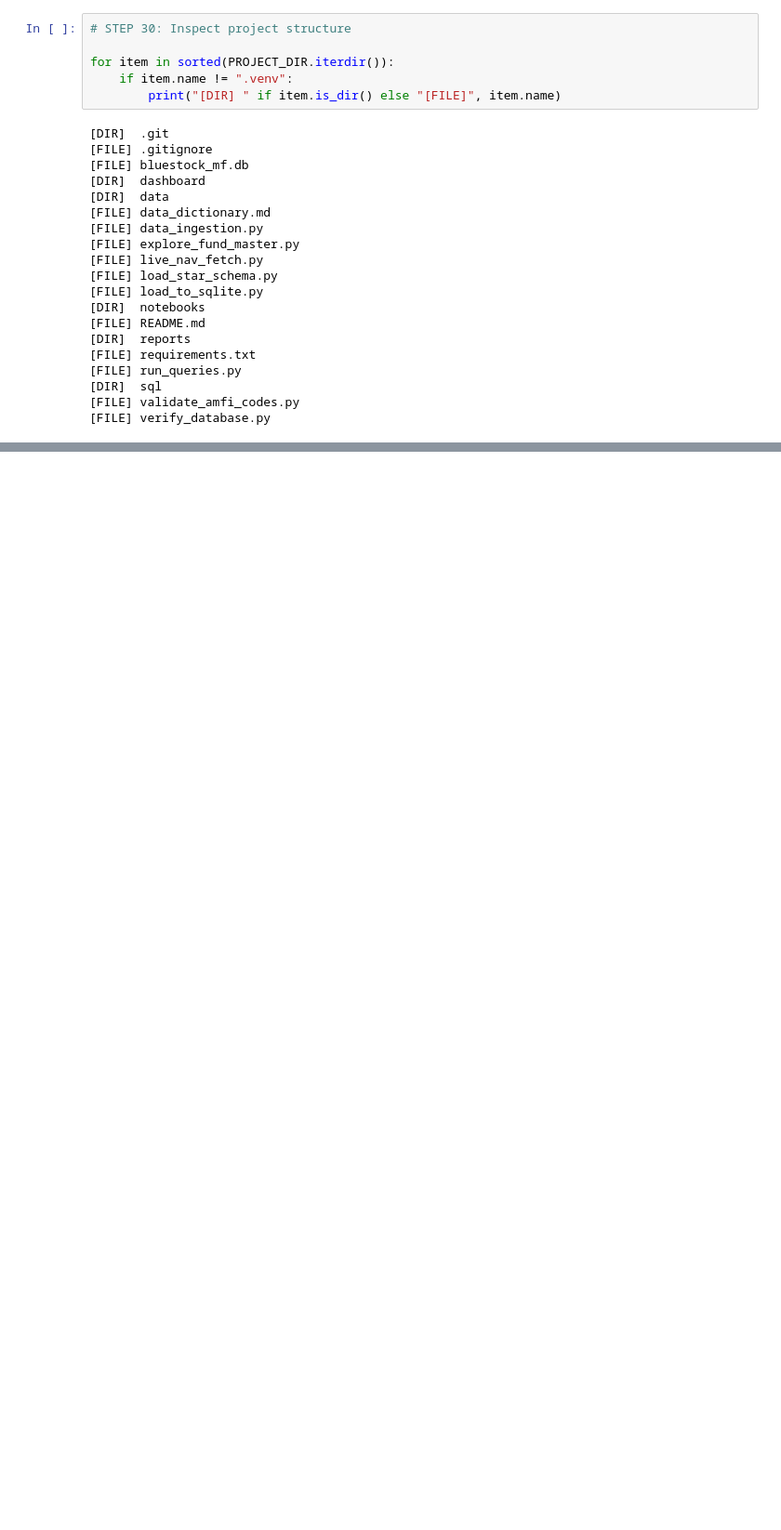
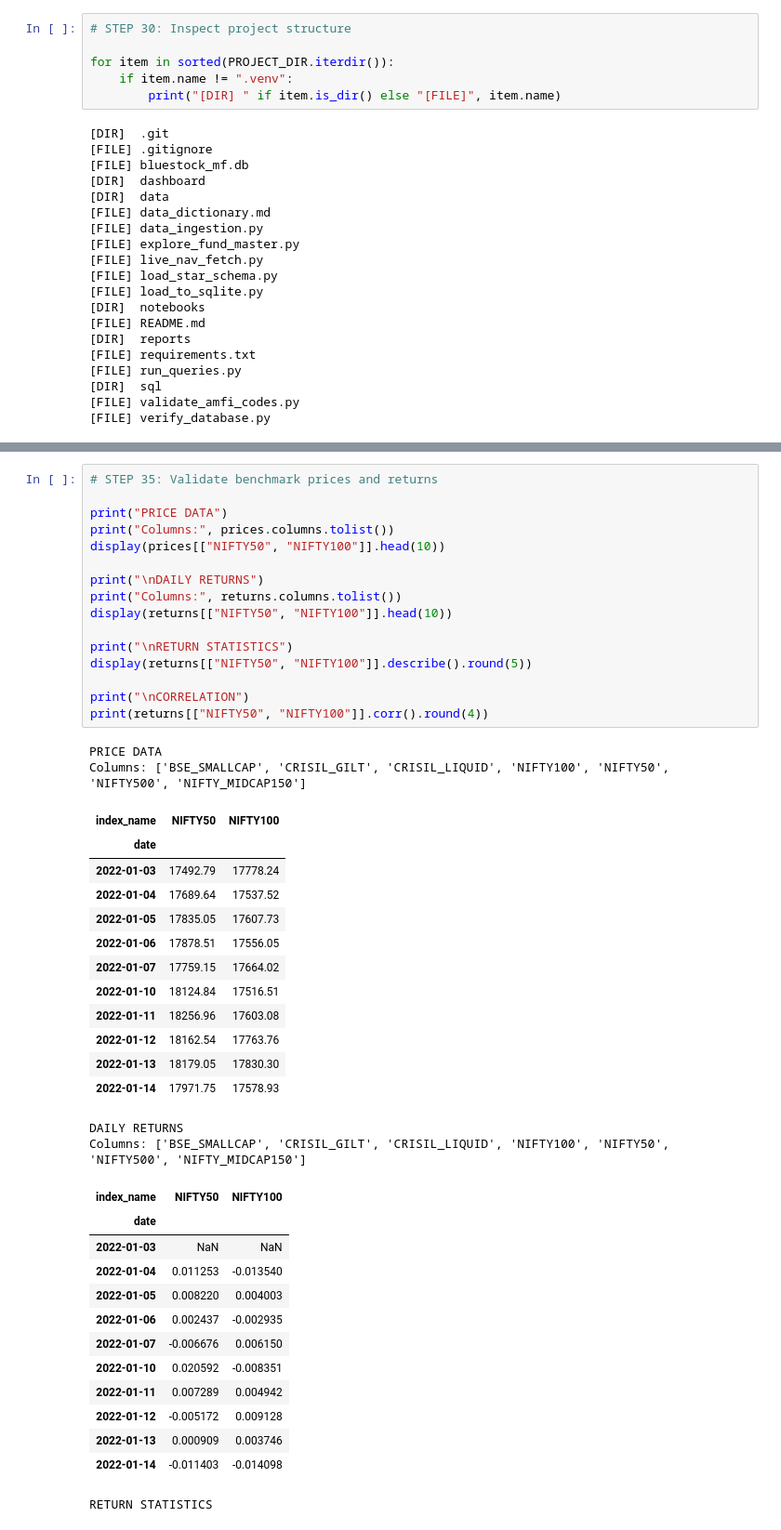
Before and after one commit to PranavAseriz011/Mutual-Fund-Analytics, a Jupyter notebook: notebooks/Performance_Analytics.ipynb, the cells around one changed output, grey strips where cells are left out. Shown at 93% size. Drawn from its saved outputs; the diff is of its cells as text; blank space fills up the shorter version.

```diff
--- a/notebooks/Performance_Analytics.ipynb
+++ b/notebooks/Performance_Analytics.ipynb
@@ -1849,0 +2135,46 @@ for item in sorted(PROJECT_DIR.iterdir()):
+# %%
+# STEP 35: Validate benchmark prices and returns
+
+print("PRICE DATA")
+print("Columns:", prices.columns.tolist())
+display(prices[["NIFTY50", "NIFTY100"]].head(10))
+
+print("\nDAILY RETURNS")
+print("Columns:", returns.columns.tolist())
+display(returns[["NIFTY50", "NIFTY100"]].head(10))
+
+print("\nRETURN STATISTICS")
+display(returns[["NIFTY50", "NIFTY100"]].describe().round(5))
+
+print("\nCORRELATION")
+print(returns[["NIFTY50", "NIFTY100"]].corr().round(4))
+# %% [output]
+PRICE DATA
+Columns: ['BSE_SMALLCAP', 'CRISIL_GILT', 'CRISIL_LIQUID', 'NIFTY100', 'NIFTY50', 'NIFTY500', 'NIFTY_MIDCAP150']
+| index_name | NIFTY50 | NIFTY100 |
+| date |  |  |
+| 2022-01-03 | 17492.79 | 17778.24 |
+| 2022-01-04 | 17689.64 | 17537.52 |
+| 2022-01-05 | 17835.05 | 17607.73 |
+| 2022-01-06 | 17878.51 | 17556.05 |
+| 2022-01-07 | 17759.15 | 17664.02 |
+| 2022-01-10 | 18124.84 | 17516.51 |
+| 2022-01-11 | 18256.96 | 17603.08 |
+| 2022-01-12 | 18162.54 | 17763.76 |
+| 2022-01-13 | 18179.05 | 17830.30 |
+| 2022-01-14 | 17971.75 | 17578.93 |
+DAILY RETURNS
+Columns: ['BSE_SMALLCAP', 'CRISIL_GILT', 'CRISIL_LIQUID', 'NIFTY100', 'NIFTY50', 'NIFTY500', 'NIFTY_MIDCAP150']
+| index_name | NIFTY50 | NIFTY100 |
+| date |  |  |
+| 2022-01-03 | NaN | NaN |
+| 2022-01-04 | 0.011253 | -0.013540 |
+| 2022-01-05 | 0.008220 | 0.004003 |
+| 2022-01-06 | 0.002437 | -0.002935 |
+| 2022-01-07 | -0.006676 | 0.006150 |
+| 2022-01-10 | 0.020592 | -0.008351 |
+| 2022-01-11 | 0.007289 | 0.004942 |
+| 2022-01-12 | -0.005172 | 0.009128 |
+| 2022-01-13 | 0.000909 | 0.003746 |
+| 2022-01-14 | -0.011403 | -0.014098 |
+RETURN STATISTICS
```
Also changed, not shown: parts of 10 cells of this notebook.
